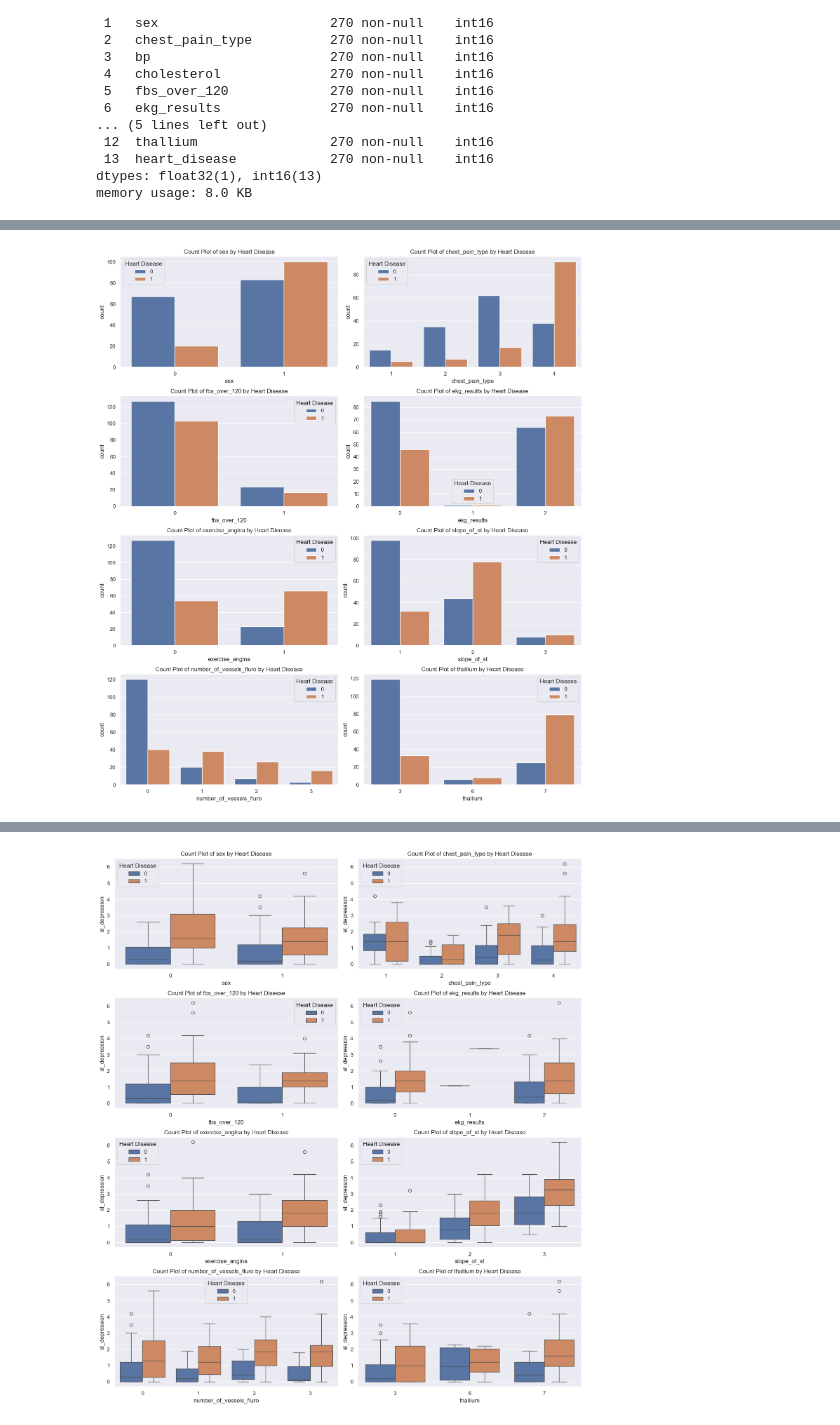
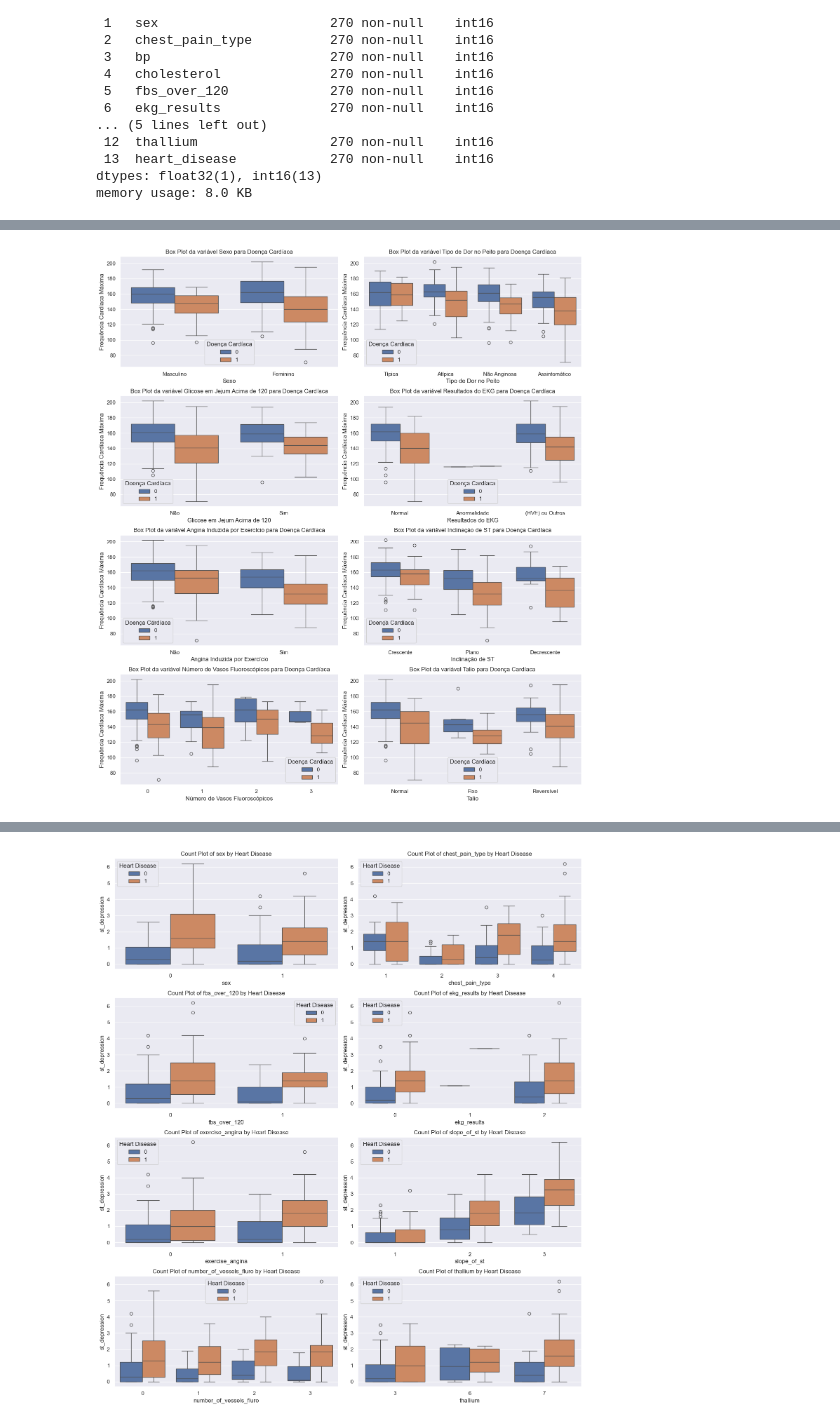
Before and after one commit to LucasMeller13/ml_abp, a Jupyter notebook: tests.ipynb, the cells around one changed output, grey strips where cells are left out. Drawn from its saved outputs; the diff is of its cells as text; code cells hidden in the pictures.

Commit message:
creating plots

```diff
--- a/tests.ipynb
+++ b/tests.ipynb
@@ -36,6 +38,25 @@ column_names = [
     "heart_disease"
 ]
 
+columns_translated = {
+    "age": "Idade",
+    "sex": "Sexo",
+    "chest_pain_type": "Tipo de Dor no Peito",
+    "bp": "Pressão Arterial",
+    "cholesterol": "Colesterol",
+    "fbs_over_120": "Glicose em Jejum Acima de 120",
+    "ekg_results": "Resultados do EKG",
+    "max_hr": "Frequência Cardíaca Máxima",
+    "exercise_angina": "Angina Induzida por Exercício",
+    "st_depression": "Depressão ST",
+    "slope_of_st": "Inclinação de ST",
+    "number_of_vessels_fluro": "Número de Vasos Fluoroscópicos",
+    "thallium": "Talio",
+    "heart_disease": "Doença Cardíaca"
+}
+
+
+
 int_column_names = column_names.copy()
 int_column_names.remove('st_depression')
 path = r"C:\Users\Lucas\.cache\kagglehub\datasets\rishidamarla\heart-disease-prediction\versions\1"
@@ -127,17 +148,24 @@ n_rows = (len(columns) + 1) // 2  # Adjust for two columns per row
 fig, axes = plt.subplots(n_rows, 2, figsize=(14, 4 * n_rows))  # Adjust figsize as needed
 axes = axes.flatten()  # Flatten the axes array for easy indexing
 
+
 # Loop through each column and plot on a subplot
 for i, col in enumerate(columns):
-    sns.kdeplot(df.loc[df['heart_disease'] == 0, col], label='Heart Disease = 0', ax=axes[i])
-    sns.kdeplot(df.loc[df['heart_disease'] == 1, col], label='Heart Disease = 1', ax=axes[i])
-    axes[i].set_title(f'Distribution of {col} by Heart Disease')
-    axes[i].legend()
+    sns.kdeplot(df.loc[df['heart_disease'] == 0, col], label='Doença Cardíaca = 0', ax=axes[i])
+    sns.kdeplot(df.loc[df['heart_disease'] == 1, col], label='Doença Cardíaca = 1', ax=axes[i])
+    axes[i].set_ylabel('Densidade')
+    axes[i].set_xlabel(columns_translated[col])
+    axes[i].set_title(f'Distribuição de {columns_translated[col]} para Doença Cardíaca')
+    axes[i].legend(title="Doença Cardíaca", labels=['Não', 'Sim'])
+
 
 # Remove any empty subplots
 for j in range(i + 1, len(axes)):
     fig.delaxes(axes[j])
 
+plt.suptitle('Distribuição das Variáveis para Doença Cardíaca', fontsize=15, fontweight='bold')
+
 plt.tight_layout()
+# plt.savefig('plot_distruicao_kde.png', dpi=300)
 plt.show()
 # %% [output]
@@ -145,25 +228,28 @@ plt.show()
 # %%
 columns = ['sex', 'chest_pain_type', 'fbs_over_120', 'ekg_results',
            'exercise_angina', 'slope_of_st', 'number_of_vessels_fluro', 'thallium']
 
 # Calculate the number of rows and columns for the subplots grid
 n_rows = (len(columns) + 1) // 2  # Adjust for two columns per row
 
 # Set up the figure and axes
 fig, axes = plt.subplots(n_rows, 2, figsize=(14, 4 * n_rows))  # Adjust figsize as needed
 axes = axes.flatten()  # Flatten the axes array for easy indexing
 
 # Loop through each column and plot on a subplot
 for i, col in enumerate(columns):
-    sns.countplot(x=df[col], hue=df['heart_disease'], ax=axes[i])
-    axes[i].set_title(f'Count Plot of {col} by Heart Disease')
-    axes[i].legend(title="Heart Disease")
+    sns.boxplot(x=df[col],y=df['max_hr'], hue=df['heart_disease'], ax=axes[i])
+    axes[i].set_xticklabels(xtick_names[i])
+    axes[i].set_title(f'Box Plot da variável {columns_translated[col]} para Doença Cardíaca')
+    axes[i].set_ylabel(columns_translated['max_hr'])
+    axes[i].set_xlabel(columns_translated[col])
+    axes[i].legend(title="Doença Cardíaca")
 
 # Remove any empty subplots
 for j in range(i + 1, len(axes)):
     fig.delaxes(axes[j])
 
 plt.tight_layout()
 plt.show()
 # %% [output]
-[figure, old version]
+[figure, new version]
```
Also changed, not shown: parts of 18 cells of this notebook, 10 other files.
